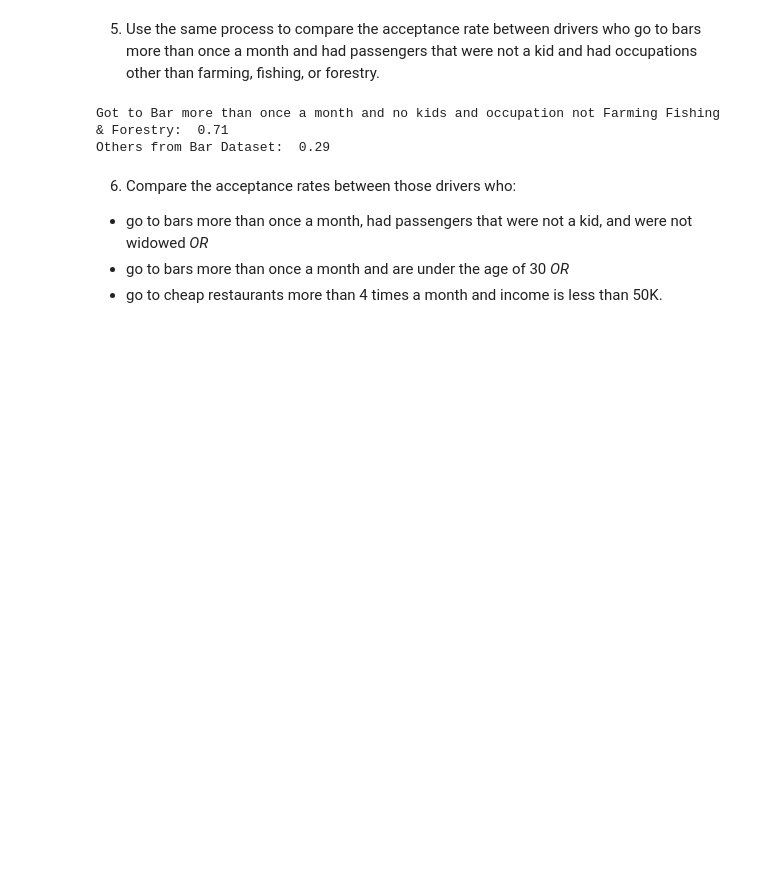
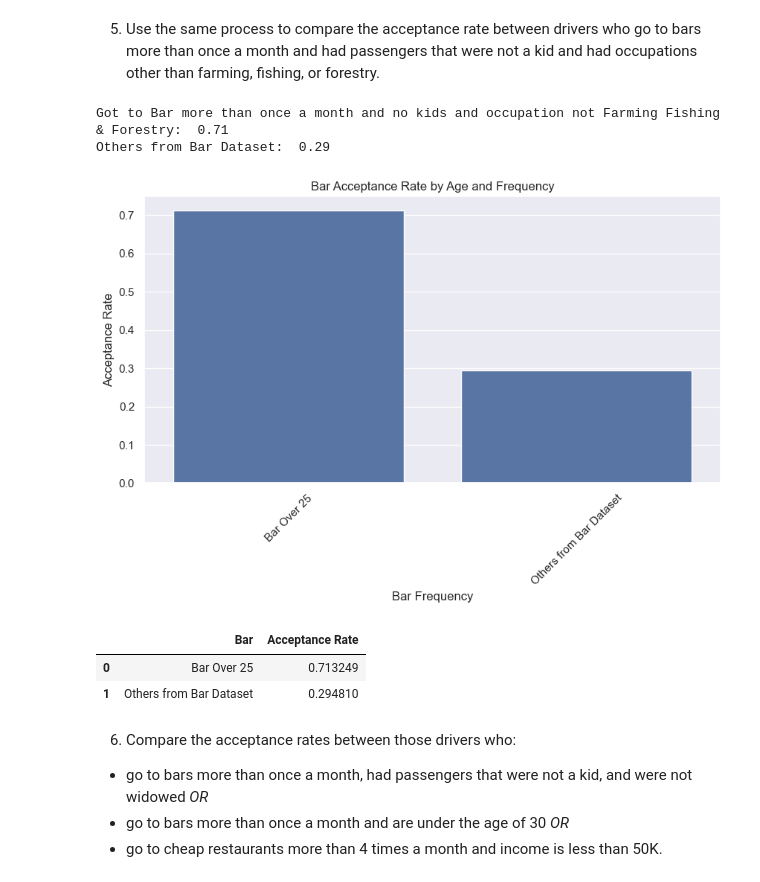
Before and after one commit to ArunKumarGanesan716/UC-B-Assignment-1, a Jupyter notebook: prompt.ipynb, the cells around one changed output. Cells and saved outputs as stored; diff of their text form; code cells hidden in the pictures; blank space fills up the shorter version.

```diff
--- a/prompt.ipynb
+++ b/prompt.ipynb
@@ -437,16 +470,35 @@ Boolean Series key will be reindexed to match DataFrame index.
 # %%
 bar_dataframe_no_kids_not_FFF = bar_dataframe[
     bar_dataframe["Bar"].isin(['1~3','4~8','gt8']) &
     ~bar_dataframe["passanger"].isin(['Kid(s)']) &
     ~bar_dataframe["occupation"].isin(['Farming Fishing & Forestry'])
 ]
 bar_dataframe_others_DF = bar_dataframe[~bar_dataframe.index.isin(bar_dataframe_no_kids_not_FFF.index)]
 
 print("Got to Bar more than once a month and no kids and occupation not Farming Fishing & Forestry: ", round(bar_dataframe_no_kids_not_FFF['Y'].mean(),2))
 print("Others from Bar Dataset: ", round(bar_dataframe_others_DF['Y'].mean(),2))
+
+non_farming_fishing_bar_dataframe = pd.DataFrame({
+    'Bar': ['Bar Over 25', 'Others from Bar Dataset'],
+    'Acceptance Rate': [bar_dataframe_no_kids_not_FFF['Y'].mean(), bar_dataframe_others_DF['Y'].mean()]
+})
+
+
+sns.barplot(data=non_farming_fishing_bar_dataframe, x='Bar', y='Acceptance Rate')
+sns.set_theme(rc={'figure.figsize':(10,5)})
+plt.title('Bar Acceptance Rate by Age and Frequency')
+plt.xlabel('Bar Frequency')
+plt.ylabel('Acceptance Rate')
+plt.xticks(rotation=45)
+plt.show()
+non_farming_fishing_bar_dataframe.reset_index(drop=True).head()
 # %% [output]
 Got to Bar more than once a month and no kids and occupation not Farming Fishing & Forestry:  0.71
 Others from Bar Dataset:  0.29
+[figure, added]
+|  | Bar | Acceptance Rate |
+| 0 | Bar Over 25 | 0.713249 |
+| 1 | Others from Bar Dataset | 0.294810 |
 # %% [markdown]
 6. Compare the acceptance rates between those drivers who:
 
```
Also changed, not shown: parts of 4 cells of this notebook.
